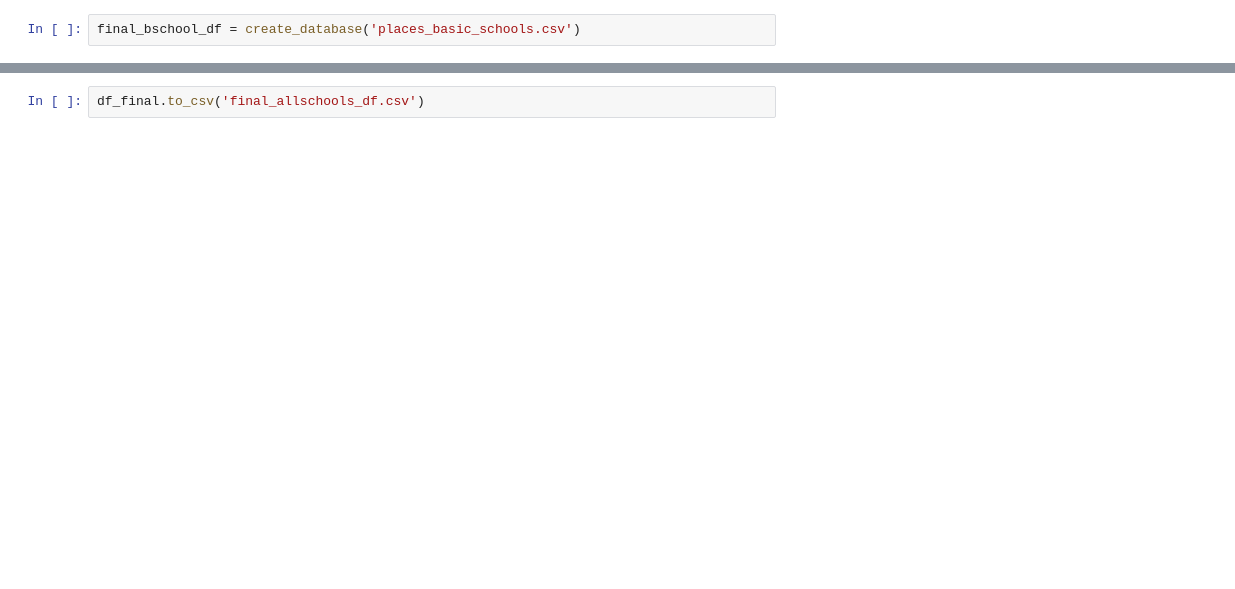
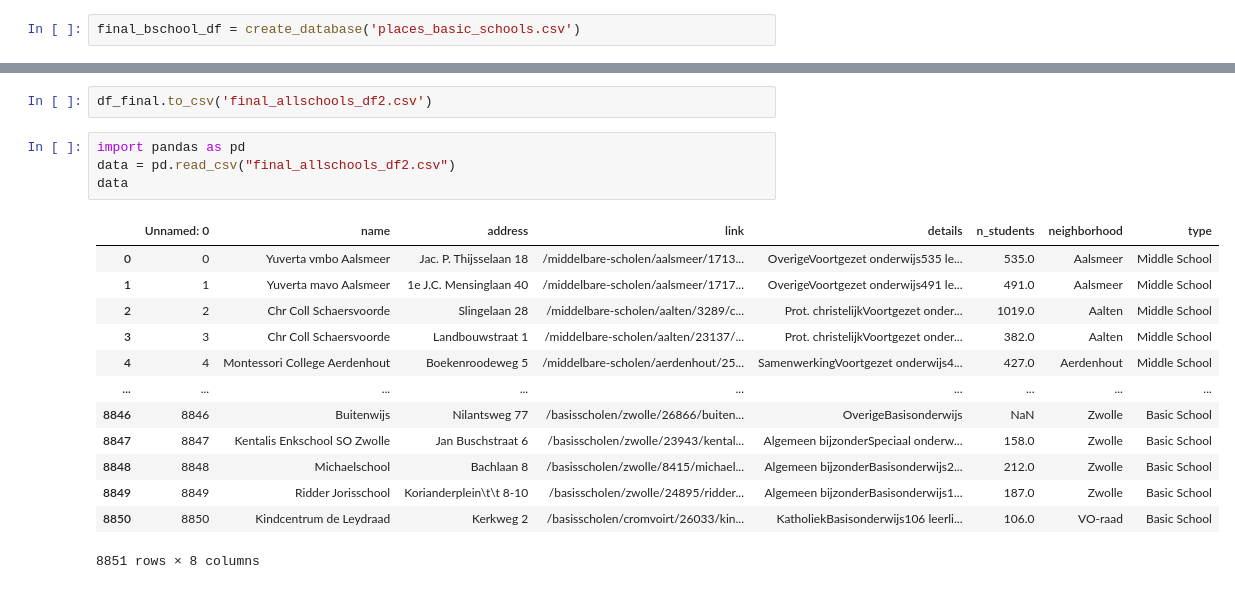
Before and after one commit to lauraberlucchi/Project-Webscraping, a Jupyter notebook: project data product - schools in NL/selenium_project_schools.ipynb, the cells around one changed output, grey strips where cells are left out. Drawn from its saved outputs; the diff is of its cells as text; blank space fills up the shorter version.

```diff
--- a/project data product - schools in NL/selenium_project_schools.ipynb
+++ b/project data product - schools in NL/selenium_project_schools.ipynb
@@ -163,2 +174,20 @@ df_final
 # %%
-df_final.to_csv('final_allschools_df.csv')
+df_final.to_csv('final_allschools_df2.csv')
+# %%
+import pandas as pd
+data = pd.read_csv("final_allschools_df2.csv")
+data
+# %% [output]
+|  | Unnamed: 0 | name | address | link | details | n_students | neighborhood | type |
+| 0 | 0 | Yuverta vmbo Aalsmeer | Jac. P. Thijsselaan 18 | /middelbare-scholen/aalsmeer/1713... | OverigeVoortgezet onderwijs535 le... | 535.0 | Aalsmeer | Middle School |
+| 1 | 1 | Yuverta mavo Aalsmeer | 1e J.C. Mensinglaan 40 | /middelbare-scholen/aalsmeer/1717... | OverigeVoortgezet onderwijs491 le... | 491.0 | Aalsmeer | Middle School |
+| 2 | 2 | Chr Coll Schaersvoorde | Slingelaan 28 | /middelbare-scholen/aalten/3289/c... | Prot. christelijkVoortgezet onder... | 1019.0 | Aalten | Middle School |
+| 3 | 3 | Chr Coll Schaersvoorde | Landbouwstraat 1 | /middelbare-scholen/aalten/23137/... | Prot. christelijkVoortgezet onder... | 382.0 | Aalten | Middle School |
+| 4 | 4 | Montessori College Aerdenhout | Boekenroodeweg 5 | /middelbare-scholen/aerdenhout/25... | SamenwerkingVoortgezet onderwijs4... | 427.0 | Aerdenhout | Middle School |
+| ... | ... | ... | ... | ... | ... | ... | ... | ... |
+| 8846 | 8846 | Buitenwijs | Nilantsweg 77 | /basisscholen/zwolle/26866/buiten... | OverigeBasisonderwijs | NaN | Zwolle | Basic School |
+| 8847 | 8847 | Kentalis Enkschool SO Zwolle | Jan Buschstraat 6 | /basisscholen/zwolle/23943/kental... | Algemeen bijzonderSpeciaal onderw... | 158.0 | Zwolle | Basic School |
+| 8848 | 8848 | Michaelschool | Bachlaan 8 | /basisscholen/zwolle/8415/michael... | Algemeen bijzonderBasisonderwijs2... | 212.0 | Zwolle | Basic School |
+| 8849 | 8849 | Ridder Jorisschool | Korianderplein\t\t 8-10 | /basisscholen/zwolle/24895/ridder... | Algemeen bijzonderBasisonderwijs1... | 187.0 | Zwolle | Basic School |
+| 8850 | 8850 | Kindcentrum de Leydraad | Kerkweg 2 | /basisscholen/cromvoirt/26033/kin... | KatholiekBasisonderwijs106 leerli... | 106.0 | VO-raad | Basic School |
+8851 rows × 8 columns
```
Also changed, not shown: parts of 12 cells of this notebook, 17 other files.
